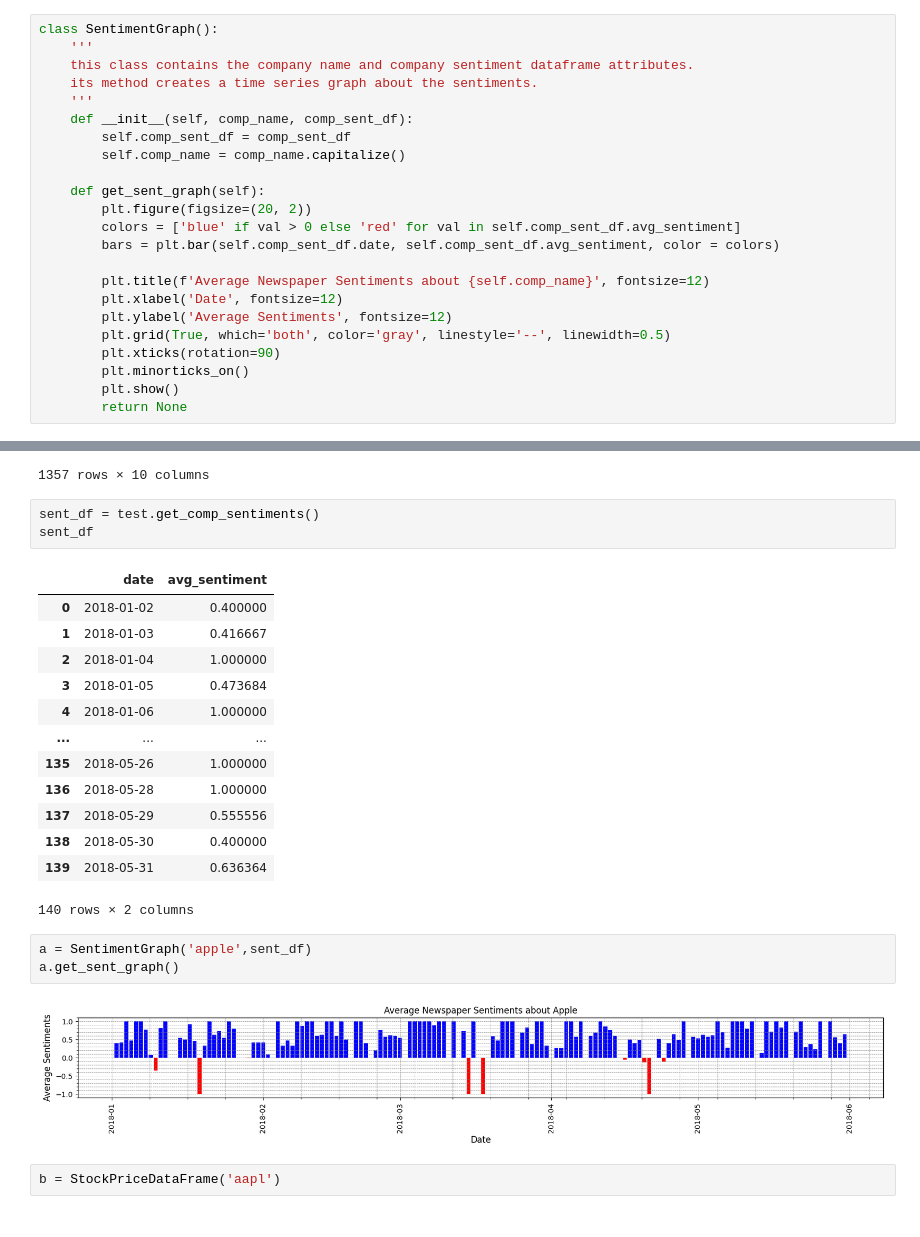
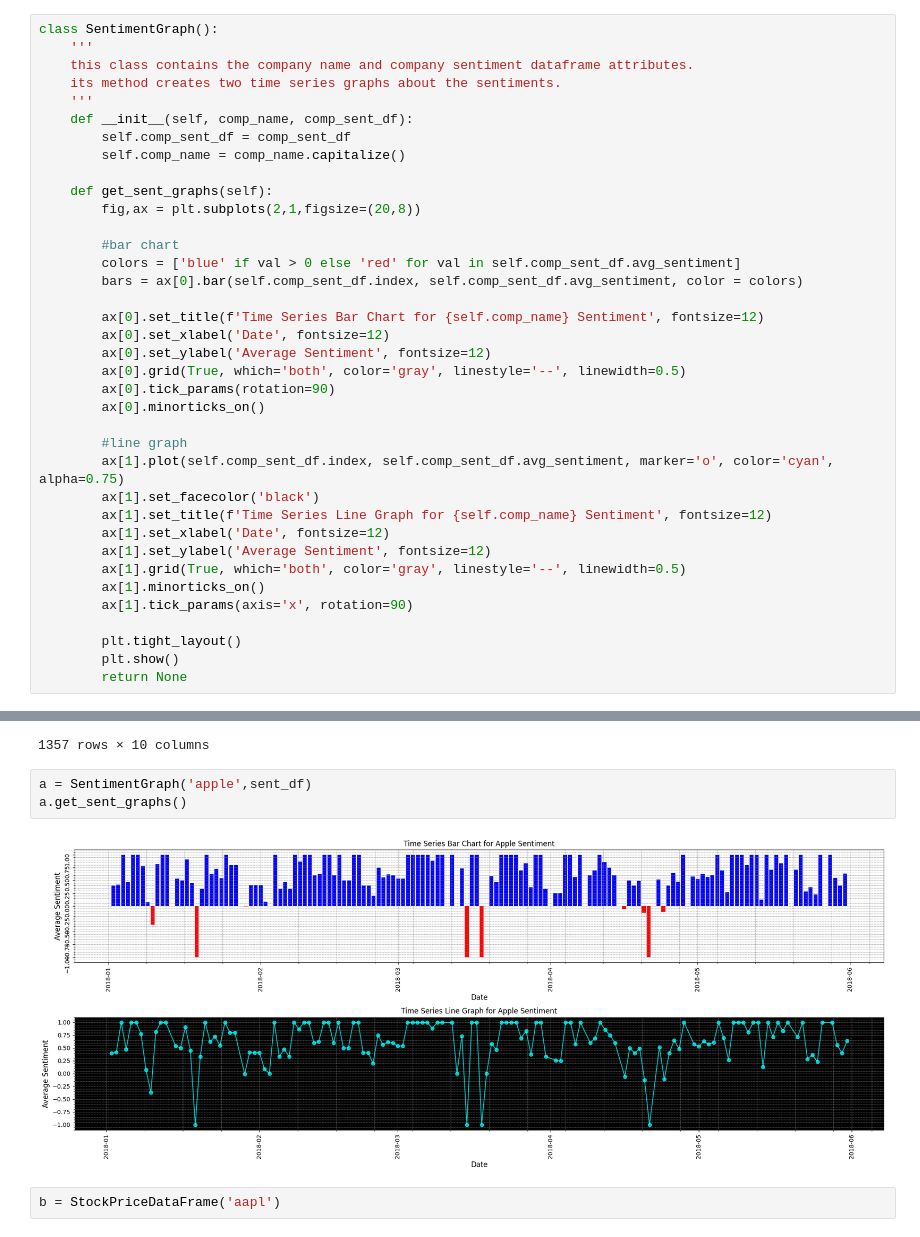
Before and after one commit to KaimiHuang/Quantifying-News-Sentiment-and-Its-Correlation-with-Stock-Price-Changes, a Jupyter notebook: main.ipynb, the cells around one changed output, grey strips where cells are left out. Saved outputs shown, nothing was run; the diff lists cells and outputs as text.

Commit message:
added line graph for sentiment in SentimentGraph Class, solved missing value issue, updated MergedDataFrame Class, updated Correlation Class to include ADF test to check stationarity

```diff
--- a/main.ipynb
+++ b/main.ipynb
@@ -670,23 +675,37 @@ class SentimentDataFrames():
 class SentimentGraph():
     '''
     this class contains the company name and company sentiment dataframe attributes.
-    its method creates a time series graph about the sentiments.
+    its method creates two time series graphs about the sentiments.
     '''
     def __init__(self, comp_name, comp_sent_df):
         self.comp_sent_df = comp_sent_df
         self.comp_name = comp_name.capitalize()
 
-    def get_sent_graph(self):
-        plt.figure(figsize=(20, 2))
+    def get_sent_graphs(self):
+        fig,ax = plt.subplots(2,1,figsize=(20,8))
+
+        #bar chart
         colors = ['blue' if val > 0 else 'red' for val in self.comp_sent_df.avg_sentiment]
-        bars = plt.bar(self.comp_sent_df.date, self.comp_sent_df.avg_sentiment, color = colors)
+        bars = ax[0].bar(self.comp_sent_df.index, self.comp_sent_df.avg_sentiment, color = colors)
 
-        plt.title(f'Average Newspaper Sentiments about {self.comp_name}', fontsize=12)
-        plt.xlabel('Date', fontsize=12)
-        plt.ylabel('Average Sentiments', fontsize=12)
-        plt.grid(True, which='both', color='gray', linestyle='--', linewidth=0.5)
-        plt.xticks(rotation=90)
-        plt.minorticks_on()
+        ax[0].set_title(f'Time Series Bar Chart for {self.comp_name} Sentiment', fontsize=12)
+        ax[0].set_xlabel('Date', fontsize=12)
+        ax[0].set_ylabel('Average Sentiment', fontsize=12)
+        ax[0].grid(True, which='both', color='gray', linestyle='--', linewidth=0.5)
+        ax[0].tick_params(rotation=90)
+        ax[0].minorticks_on()
+
+        #line graph
+        ax[1].plot(self.comp_sent_df.index, self.comp_sent_df.avg_sentiment, marker='o', color='cyan', alpha=0.75)
+        ax[1].set_facecolor('black')
+        ax[1].set_title(f'Time Series Line Graph for {self.comp_name} Sentiment', fontsize=12)
+        ax[1].set_xlabel('Date', fontsize=12)
+        ax[1].set_ylabel('Average Sentiment', fontsize=12)
+        ax[1].grid(True, which='both', color='gray', linestyle='--', linewidth=0.5)
+        ax[1].minorticks_on()
+        ax[1].tick_params(axis='x', rotation=90)
+
+        plt.tight_layout()
         plt.show()
         return None
 # %%
@@ -857,28 +895,11 @@ comp_df
 | 1355 | 2018-05-31 | fortune | Telegram CEO Says Apple Refuses t... | The CEO of the secure-messaging a... | http://fortune.com/2018/05/31/tel... | [the ceo of the secure messaging ... | [telegram, ceo, says, apple, refu... | 0.0 | ... |
 | 1356 | 2018-05-31 | cnbc | Apple will reportedly introduce n... | Adam Jeffery | CNBC Tim Cook, CEO... | https://www.cnbc.com/2018/05/31/a... | [adam jeffery cnbc tim cook ceo o... | [apple, will, reportedly, introdu... | 0.0 | ... |
 1357 rows × 10 columns
-# %%
-sent_df = test.get_comp_sentiments()
-sent_df
-# %% [output]
-|  | date | avg_sentiment |
-| 0 | 2018-01-02 | 0.400000 |
-| 1 | 2018-01-03 | 0.416667 |
-| 2 | 2018-01-04 | 1.000000 |
-| 3 | 2018-01-05 | 0.473684 |
-| 4 | 2018-01-06 | 1.000000 |
-| ... | ... | ... |
-| 135 | 2018-05-26 | 1.000000 |
-| 136 | 2018-05-28 | 1.000000 |
-| 137 | 2018-05-29 | 0.555556 |
-| 138 | 2018-05-30 | 0.400000 |
-| 139 | 2018-05-31 | 0.636364 |
-140 rows × 2 columns
 # %%
 a = SentimentGraph('apple',sent_df)
-a.get_sent_graph()
+a.get_sent_graphs()
 # %% [output]
-[figure, old version]
+[figure, new version]
 # %%
 b = StockPriceDataFrame('aapl')
 # %%
```
Also changed, not shown: parts of 19 cells of this notebook.
